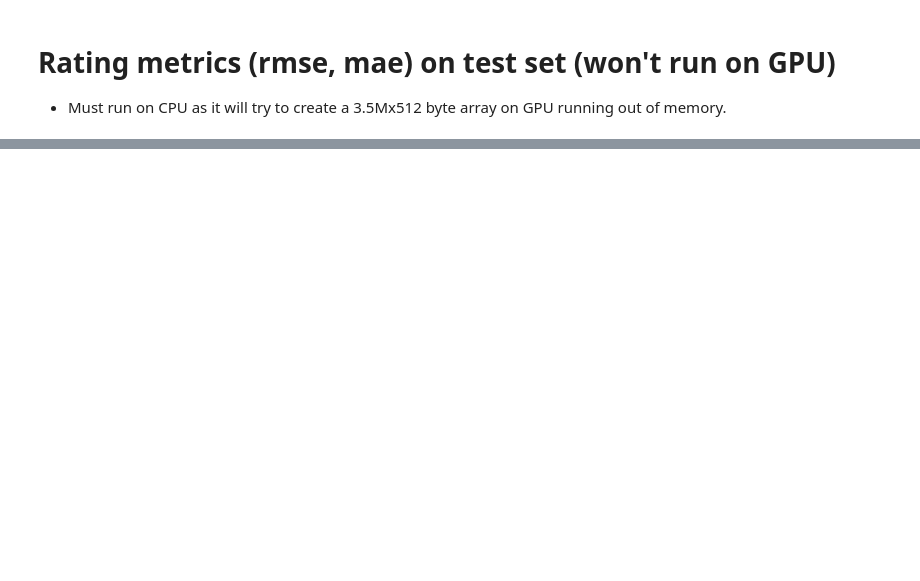
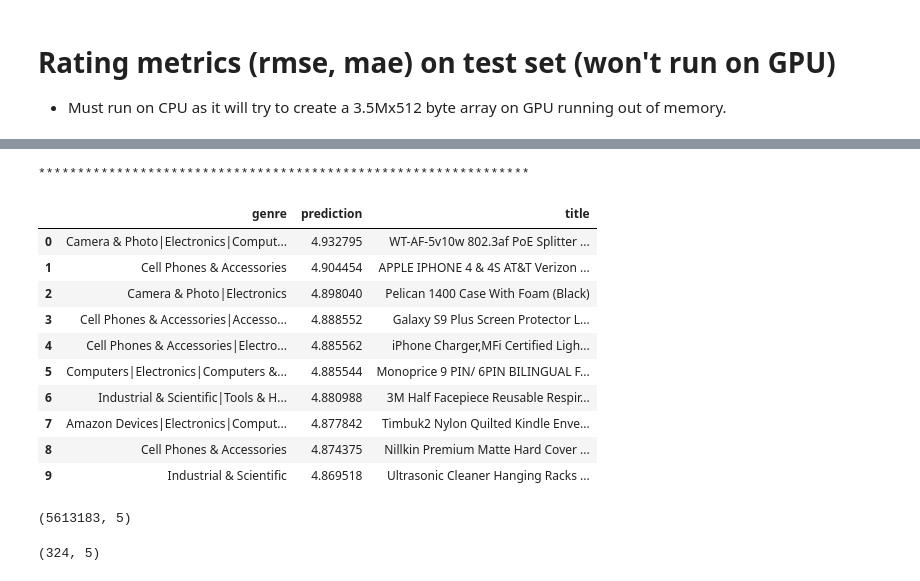
Before and after one commit to ss-github-code/capstone_recsys, a Jupyter notebook: modeling/wide_n_deep/wide_deep_electronics.ipynb, the cells around one changed output, grey strips where cells are left out. Cells and saved outputs as stored; diff of their text form; code cells hidden in the pictures; blank space fills up the shorter version.

```diff
--- a/modeling/wide_n_deep/wide_deep_electronics.ipynb
+++ b/modeling/wide_n_deep/wide_deep_electronics.ipynb
@@ -604,0 +627,5 @@ for m in RATING_METRICS:
+# %%
+users_grp = train[[USER_COL, ITEM_COL]].groupby([USER_COL]).agg(list)
+items_df = train.drop_duplicates([ITEM_COL]).copy()
+items_df.drop(columns=[USER_COL, RATING_COL], inplace=True)
+items_df.set_index(ITEM_COL, inplace=True)
@@ -712,0 +816,69 @@ df_ndcg["idcg"] = df_ndcg["actual"].apply(
+# %%
+it_cnt = 0
+user_col = []
+item_col = []
+item_feat_col = []
+for it in lst_items_not_seen:
+
+    tmp_df = items_df.loc[it]
+    assert(tmp_df.shape[0] != 0) # all items are present in the train dataframe
+
+    user_col.append(user)
+    item_col.append(it)
+    item_feat_col.append([float(f) for f in tmp_df[ITEM_FEAT_COL]])
+    it_cnt += 1
+    if it_cnt % 1000 == 0:
+        print('*', end='')
+
+X_test = pd.DataFrame({USER_COL: user_col, ITEM_COL: item_col, ITEM_FEAT_COL: item_feat_col})
+# %% [output]
+***************************************************************
+# %%
+predictions = saved_model.signatures["predict"](
+        examples=tf_utils.pandas_input_fn_for_saved_model(
+            df=X_test,
+            feat_name_type={
+                USER_COL: int,
+                ITEM_COL: int,
+                ITEM_FEAT_COL: list
+            }
+        )()["inputs"]
+    )
+step_pred = predictions['predictions'].numpy()
+# %%
+X_test['prediction'] = step_pred
+X_test['title'] = X_test[ITEM_COL].map(lambda x: rev_item_lookup[x]['title'])
+X_test[ITEM_FEAT_COL] = X_test[ITEM_COL].map(lambda x: rev_item_lookup[x][ITEM_FEAT_COL])
+X_test.drop(columns = [USER_COL, ITEM_COL], inplace=True)
+X_test.sort_values('prediction', ascending=False, inplace=True)
+X_test.reset_index(inplace=True, drop=True)
+X_test.to_csv(DATA_DIR + f'output_{user}.csv', index=False) # header = True
+X_test.head(10)
+# %% [output]
+|  | genre | prediction | title |
+| 0 | Camera & Photo|Electronics|Comput... | 4.932795 | WT-AF-5v10w 802.3af PoE Splitter ... |
+| 1 | Cell Phones & Accessories | 4.904454 | APPLE IPHONE 4 & 4S AT&T Verizon ... |
+| 2 | Camera & Photo|Electronics | 4.898040 | Pelican 1400 Case With Foam (Black) |
+| 3 | Cell Phones & Accessories|Accesso... | 4.888552 | Galaxy S9 Plus Screen Protector L... |
+| 4 | Cell Phones & Accessories|Electro... | 4.885562 | iPhone Charger,MFi Certified Ligh... |
+| 5 | Computers|Electronics|Computers &... | 4.885544 | Monoprice 9 PIN/ 6PIN BILINGUAL F... |
+| 6 | Industrial & Scientific|Tools & H... | 4.880988 | 3M Half Facepiece Reusable Respir... |
+| 7 | Amazon Devices|Electronics|Comput... | 4.877842 | Timbuk2 Nylon Quilted Kindle Enve... |
+| 8 | Cell Phones & Accessories | 4.874375 | Nillkin Premium Matte Hard Cover ... |
+| 9 | Industrial & Scientific | 4.869518 | Ultrasonic Cleaner Hanging Racks ... |
+# %%
+import pandas as pd
+
+DATA_DIR = '/home/shiv/Documents/DataScience/Capstone/Data/wide_deep/Electronics/'
+
+ratings_df = pd.read_csv(DATA_DIR + 'wide_deep_amzn_e_20.csv', header=None, low_memory=False)
+ratings_df.columns=['userID','itemID', 'rating','genre','unixTimeStamp','title','price','main_cat', 'category']
+ratings_df = ratings_df[['userID', 'itemID', 'genre', 'title', 'unixTimeStamp']]
+ratings_df.shape
+# %% [output]
+(5613183, 5)
+# %%
+ratings_df = ratings_df[ratings_df['userID']==8009]
+ratings_df.shape
+# %% [output]
+(324, 5)
```
Also changed, not shown: parts of 43 cells of this notebook, 7 other files.
